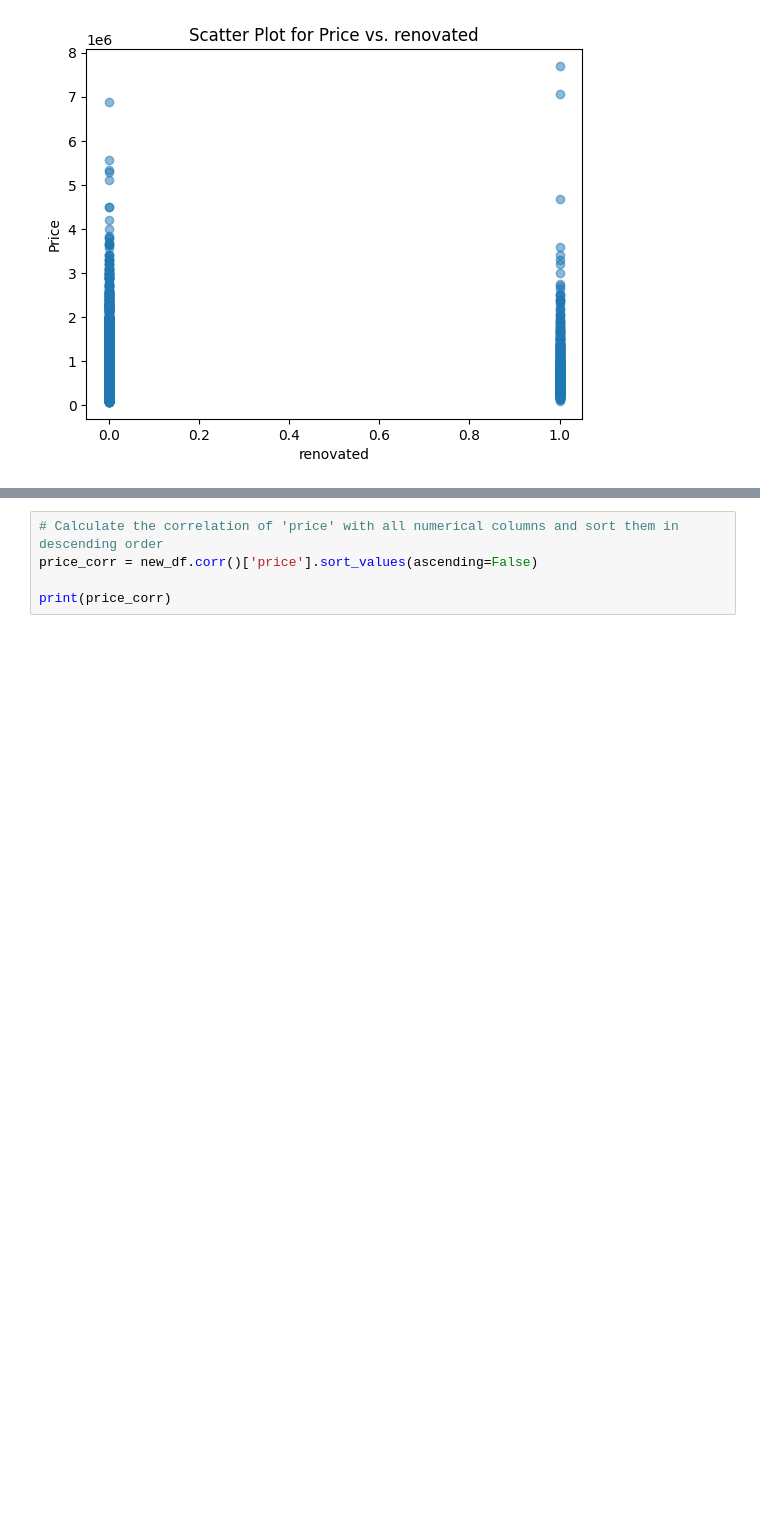
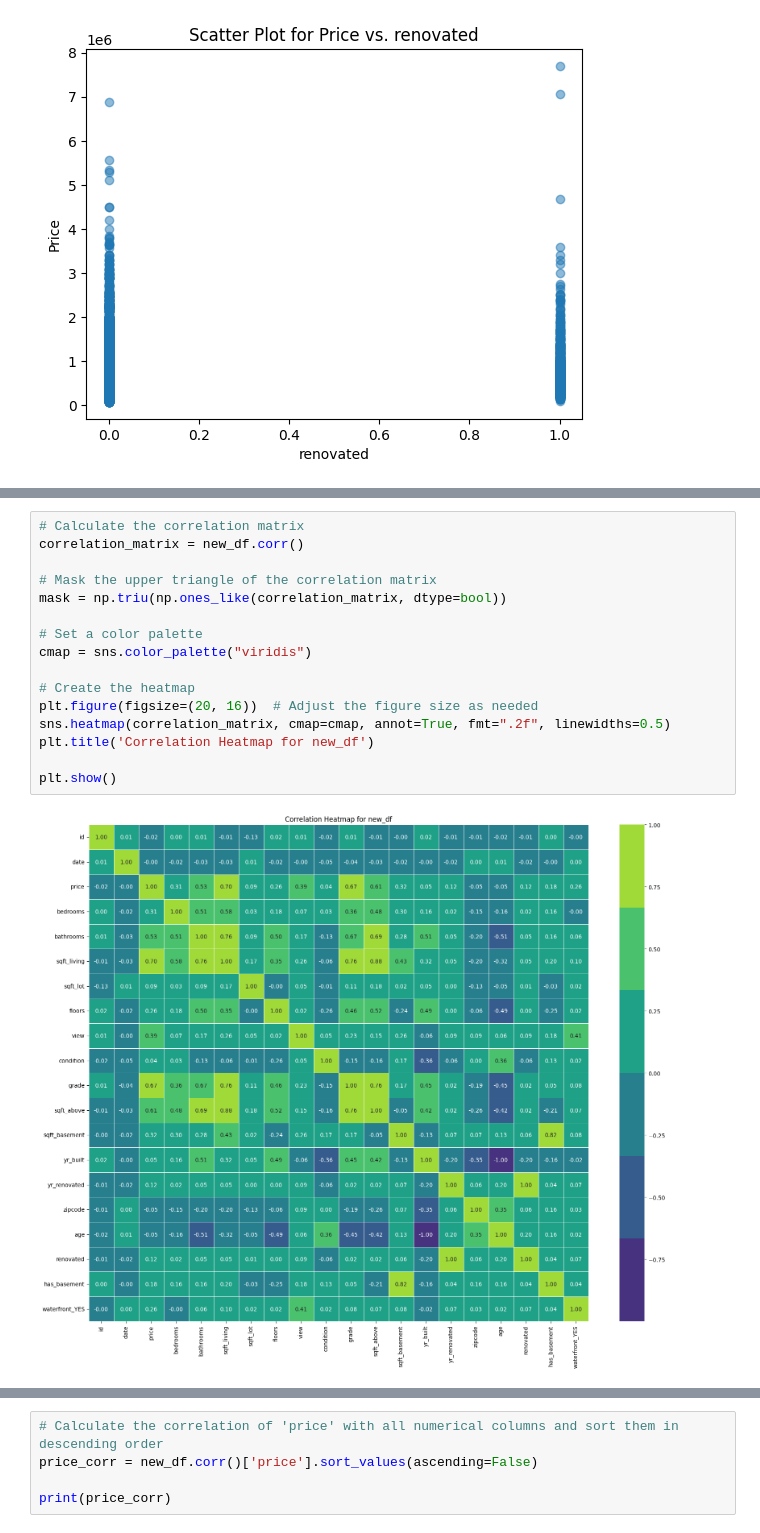
Before and after one commit to robbymumo/DSF-FT06-GROUP-2-PHASE---PROJECT, a Jupyter notebook: student.ipynb, the cells around one changed output, grey strips where cells are left out. Cells and saved outputs as stored; diff of their text form; blank space fills up the shorter version.

```diff
--- a/student.ipynb
+++ b/student.ipynb
@@ -551 +533,19 @@ new_df.corr()
+# %%
+# Calculate the correlation matrix
+correlation_matrix = new_df.corr()
+
+# Mask the upper triangle of the correlation matrix
+mask = np.triu(np.ones_like(correlation_matrix, dtype=bool))
+
+# Set a color palette
+cmap = sns.color_palette("viridis")
+
+# Create the heatmap
+plt.figure(figsize=(20, 16))  # Adjust the figure size as needed
+sns.heatmap(correlation_matrix, cmap=cmap, annot=True, fmt=".2f", linewidths=0.5)
+plt.title('Correlation Heatmap for new_df')
+
+plt.show()
+# %% [output]
+[figure, added]
 # %%
```
Also changed, not shown: parts of 6 cells of this notebook, 1 other file.
